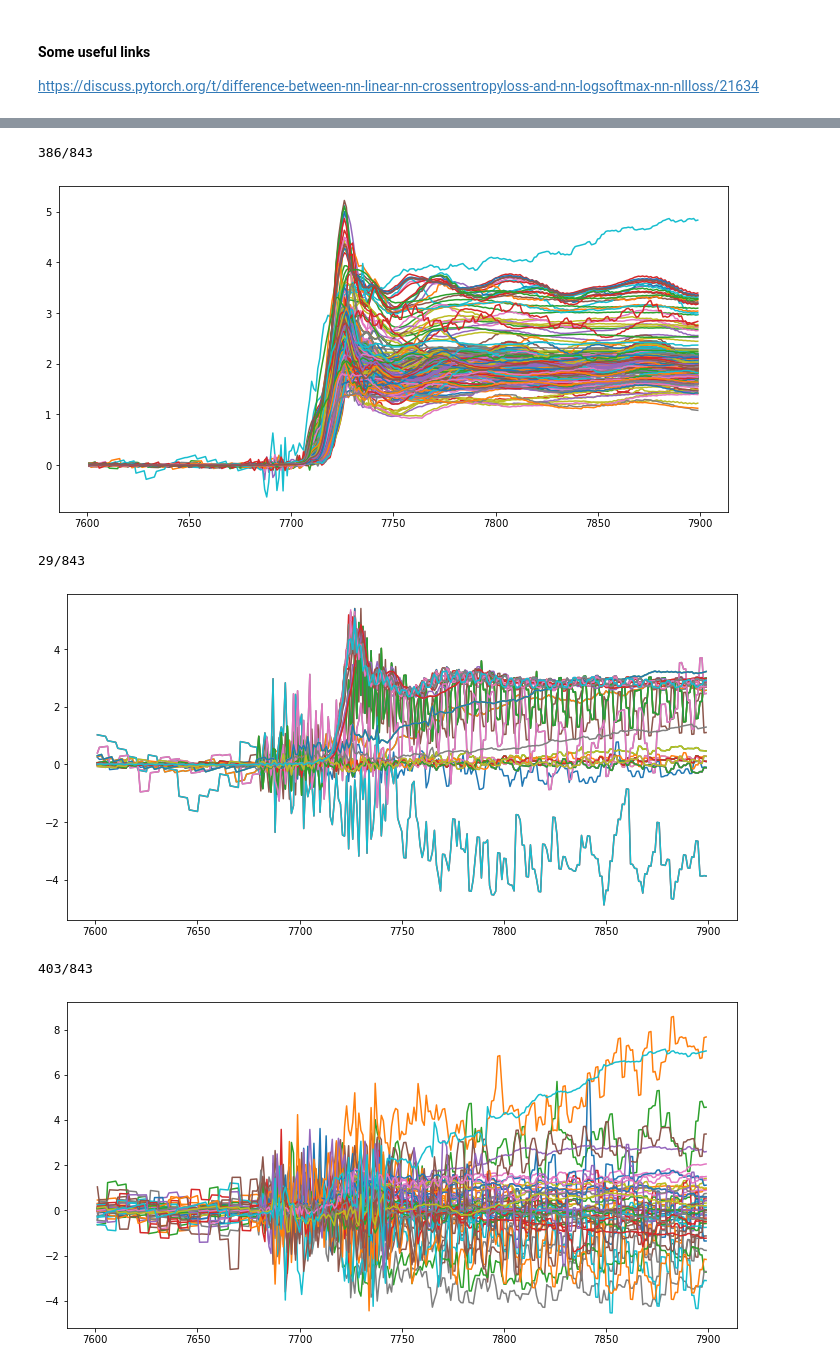
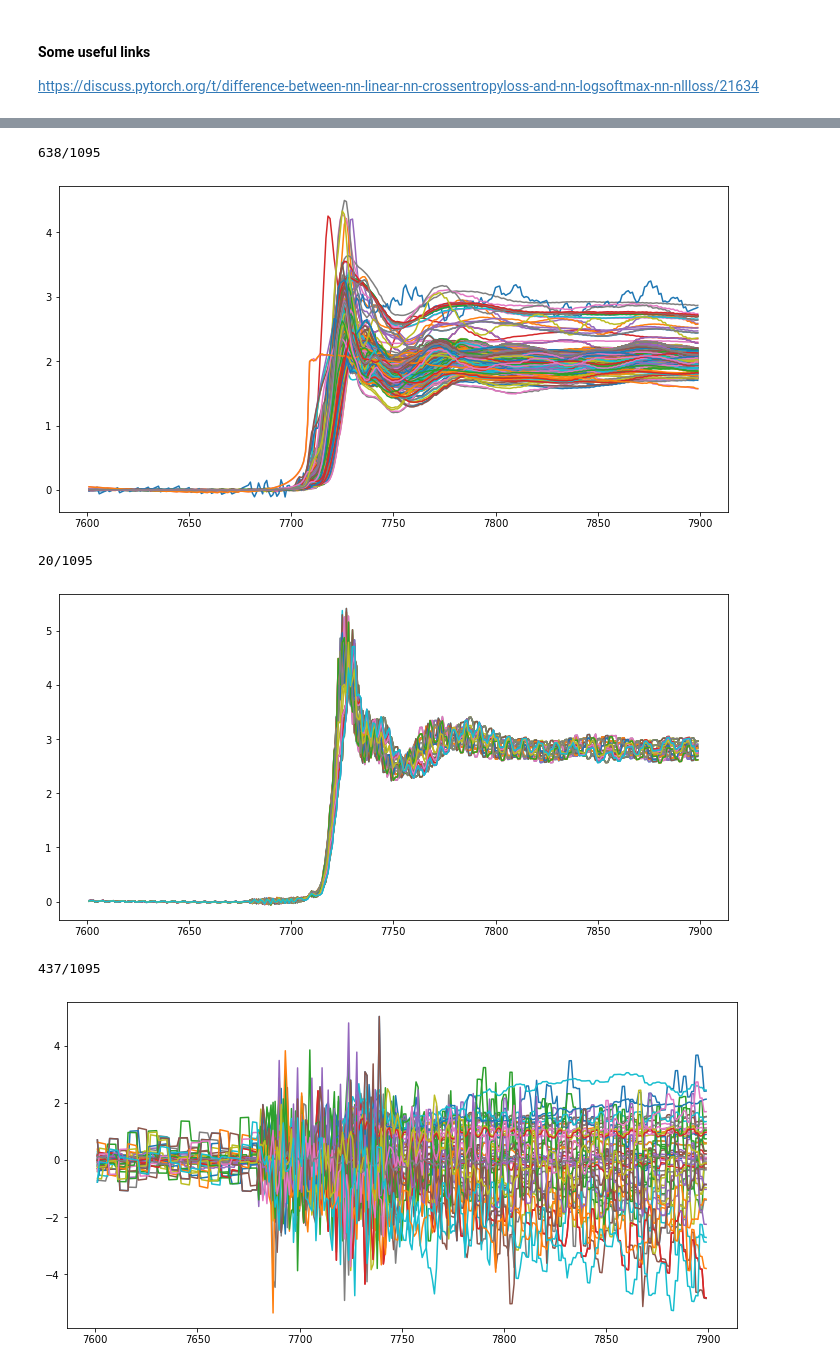
Before and after one commit to zleung9/spec_classification, a Jupyter notebook: notebooks/predict_xas_quality_FCN.ipynb, the cells around one changed output, grey strips where cells are left out. Drawn from its saved outputs; the diff is of its cells as text; code cells hidden in the pictures.

```diff
--- a/notebooks/predict_xas_quality_FCN.ipynb
+++ b/notebooks/predict_xas_quality_FCN.ipynb
@@ -170,9 +90,18 @@ torch.Size([843, 299])
+# %%
+y_score = []
+x_test = []
+y_test = []
+for x, y in test_loader:
+    score = trainer.model(x.to(device).float())
+    x_test.append(x.detach().cpu().numpy())
+    y_test.append(y.detach().cpu().numpy())
+    y_score.append(score.detach().cpu().numpy())
+x_test = np.vstack(x_test)
+y_test = np.vstack(y_test)
+y_score = np.vstack(y_score)
 # %%
-y_score = model(x_test).detach().cpu().numpy()
-y_true = y_test.detach().cpu().numpy()
-
 fig, axs = plt.subplots(2,1, figsize=(12,6))
-axs[0].plot(spec.feature, x_test.detach().cpu().numpy().T)
-axs[1].hist(y_score,bins=np.arange(0,1.1,0.001))
+axs[0].plot(spec.feature, x_test.T)
+axs[1].hist(y_score,bins=np.arange(0,1.1,0.01),color='tab:blue')
 plt.show()
 # %% [output]
@@ -219,28 +144,29 @@ y_score.shape
 plot_select = (y_score > 0.8).reshape(-1)
 fig, ax = plt.subplots(figsize=(12,6))
 print("{}/{}".format(plot_select.sum(),plot_select.shape[0]))
-for i,d in enumerate(x_test.detach().cpu().numpy()[plot_select]):
+for i,d in enumerate(x_test[plot_select]):
     ax.plot(spec.feature, d)
+# ax.set_xlim([7700,7740])
 # %% [output]
-386/843
+638/1095
-[figure, old version]
+[figure, new version]
 # %%
-plot_select = ((y_score > 0.3) & (y_score <= 0.5)) .reshape(-1)
+plot_select = ((y_score > 0.2) & (y_score <= 0.8)) .reshape(-1)
 fig, ax = plt.subplots(figsize=(12,6))
 print("{}/{}".format(plot_select.sum(),plot_select.shape[0]))
 random_select = list(np.random.randint(plot_select.sum(),size=50))
-for i,d in enumerate(x_test.detach().cpu().numpy()[plot_select][random_select]):
+for i,d in enumerate(x_test[plot_select][random_select]):
     ax.plot(spec.feature, d)
 # %% [output]
-29/843
+20/1095
-[figure, old version]
+[figure, new version]
 # %%
-plot_select = (y_score <0.2).reshape(-1)
+plot_select = (y_score <=0.2).reshape(-1)
 random_select = np.random.randint(plot_select.sum(),size=50)
 fig, ax = plt.subplots(figsize=(12,6))
 print("{}/{}".format(plot_select.sum(),plot_select.shape[0]))
-for i,d in enumerate(x_test.detach().cpu().numpy()[plot_select][random_select]):
+for i,d in enumerate(x_test[plot_select][random_select]):
     ax.plot(spec.feature, d)
 # %% [output]
-403/843
+437/1095
-[figure, old version]
+[figure, new version]
```
Also changed, not shown: parts of 37 cells of this notebook, 4 other files.
